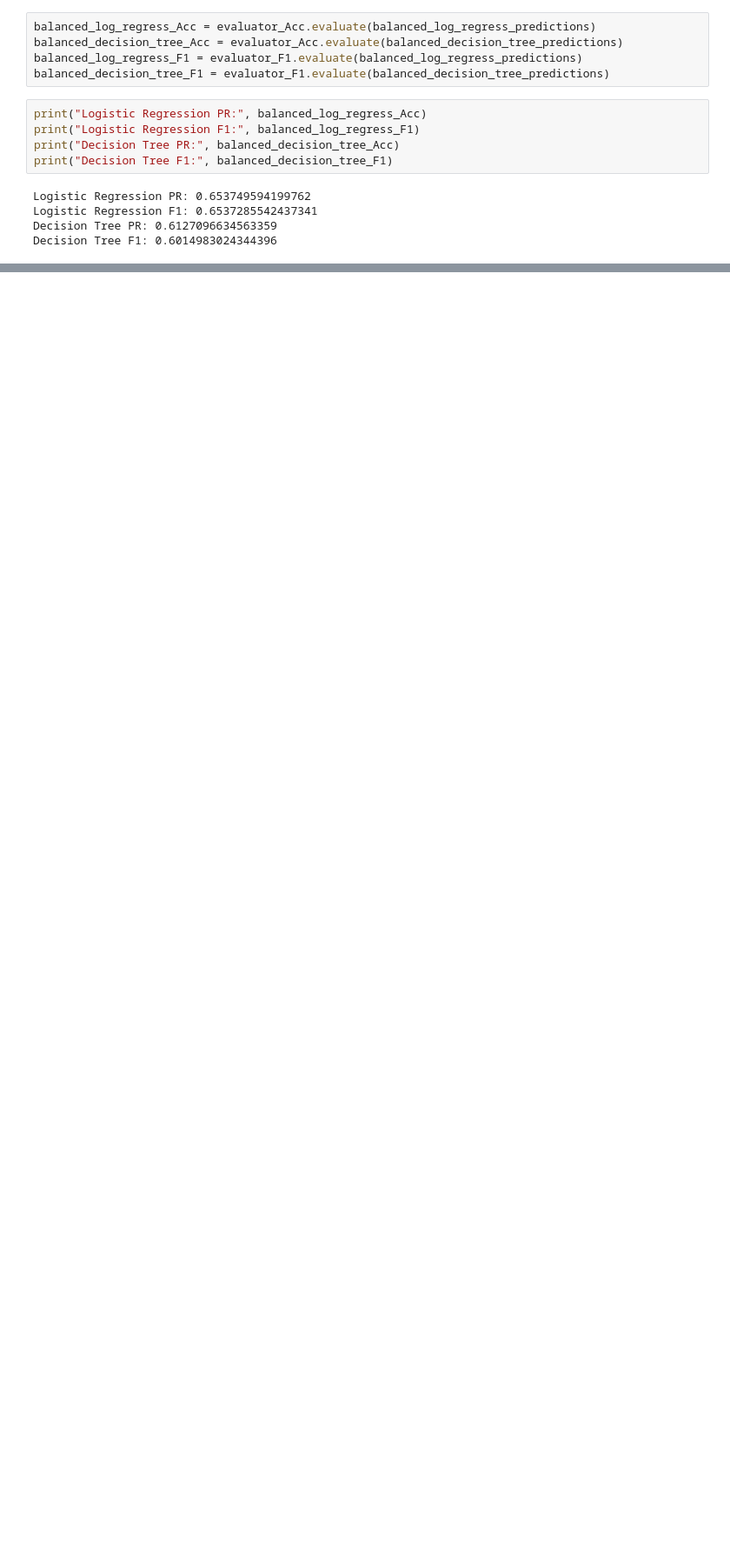
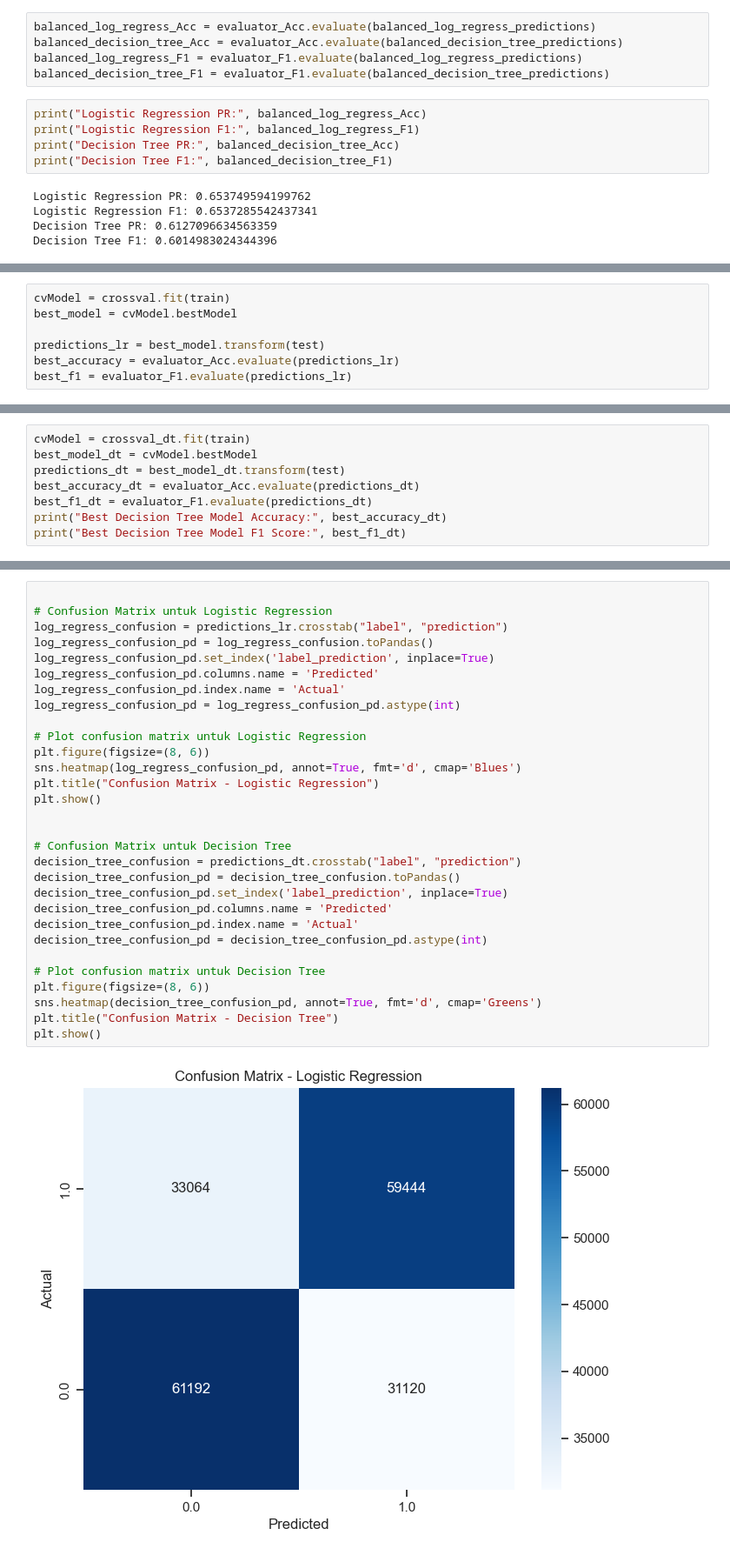
Before and after one commit to gitHan25/BigData, a Jupyter notebook: tes.ipynb, the cells around one changed output, grey strips where cells are left out. Shown: that part at 87% size. Saved outputs shown, nothing was run; the diff lists cells and outputs as text; blank space fills up the shorter version.

```diff
--- a/tes.ipynb
+++ b/tes.ipynb
@@ -717,0 +816,7 @@ Decision Tree F1: 0.6014983024344396
+# %%
+cvModel = crossval.fit(train)
+best_model = cvModel.bestModel
+
+predictions_lr = best_model.transform(test)
+best_accuracy = evaluator_Acc.evaluate(predictions_lr)
+best_f1 = evaluator_F1.evaluate(predictions_lr)
@@ -717,0 +829,8 @@ Decision Tree F1: 0.6014983024344396
+# %%
+cvModel = crossval_dt.fit(train)
+best_model_dt = cvModel.bestModel
+predictions_dt = best_model_dt.transform(test)
+best_accuracy_dt = evaluator_Acc.evaluate(predictions_dt)
+best_f1_dt = evaluator_F1.evaluate(predictions_dt)
+print("Best Decision Tree Model Accuracy:", best_accuracy_dt)
+print("Best Decision Tree Model F1 Score:", best_f1_dt)
@@ -717,0 +865,32 @@ Decision Tree F1: 0.6014983024344396
+# %%
+
+# Confusion Matrix untuk Logistic Regression
+log_regress_confusion = predictions_lr.crosstab("label", "prediction")
+log_regress_confusion_pd = log_regress_confusion.toPandas()
+log_regress_confusion_pd.set_index('label_prediction', inplace=True)
+log_regress_confusion_pd.columns.name = 'Predicted'
+log_regress_confusion_pd.index.name = 'Actual'
+log_regress_confusion_pd = log_regress_confusion_pd.astype(int)
+
+# Plot confusion matrix untuk Logistic Regression
+plt.figure(figsize=(8, 6))
+sns.heatmap(log_regress_confusion_pd, annot=True, fmt='d', cmap='Blues')
+plt.title("Confusion Matrix - Logistic Regression")
+plt.show()
+
+
+# Confusion Matrix untuk Decision Tree
+decision_tree_confusion = predictions_dt.crosstab("label", "prediction")
+decision_tree_confusion_pd = decision_tree_confusion.toPandas()
+decision_tree_confusion_pd.set_index('label_prediction', inplace=True)
+decision_tree_confusion_pd.columns.name = 'Predicted'
+decision_tree_confusion_pd.index.name = 'Actual'
+decision_tree_confusion_pd = decision_tree_confusion_pd.astype(int)
+
+# Plot confusion matrix untuk Decision Tree
+plt.figure(figsize=(8, 6))
+sns.heatmap(decision_tree_confusion_pd, annot=True, fmt='d', cmap='Greens')
+plt.title("Confusion Matrix - Decision Tree")
+plt.show()
+# %% [output]
+[figure, added]
```
Also changed, not shown: parts of 8 cells of this notebook.
